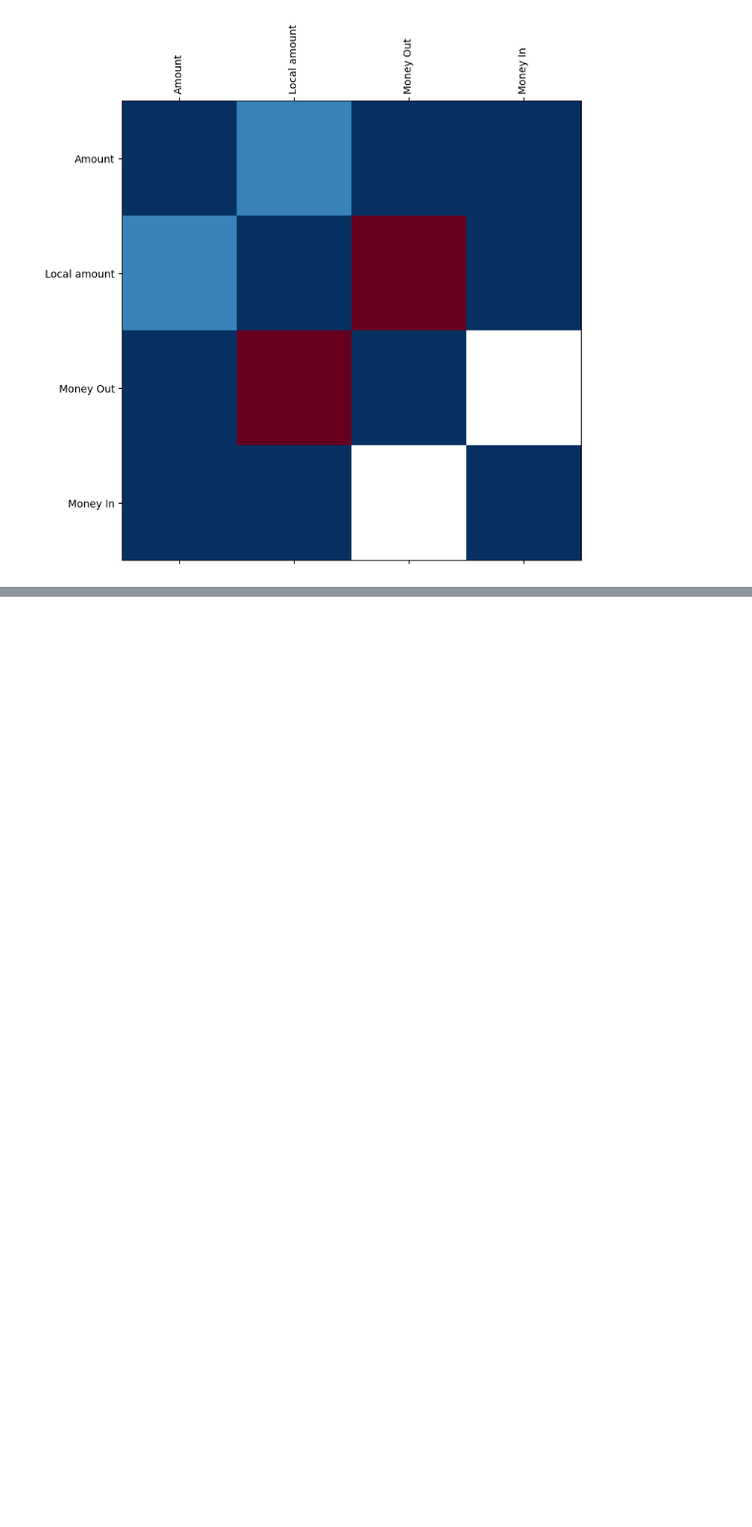
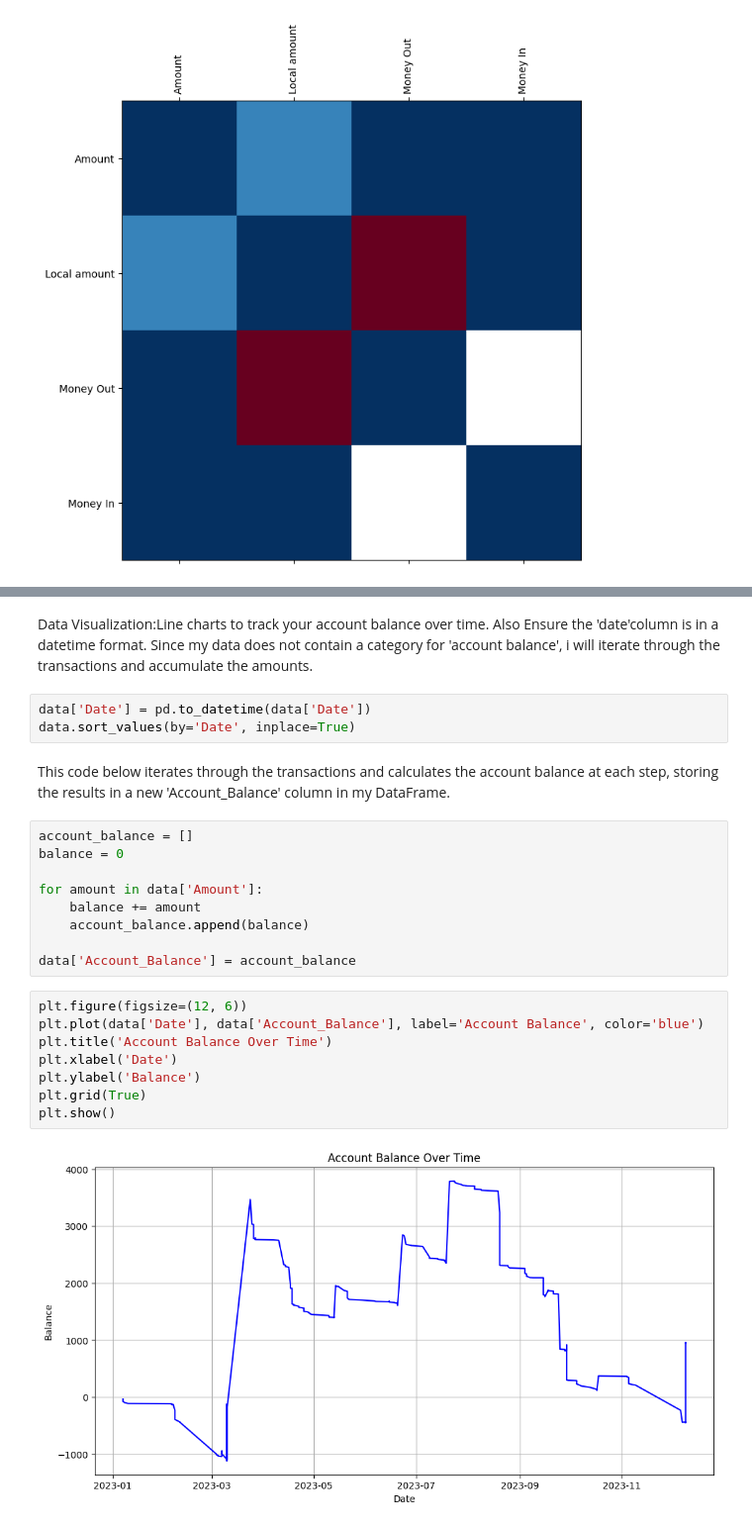
Before and after one commit to SoraBioDataSci/PortfolioDataSci, a Jupyter notebook: Project_Yearly_Expense_Analysis.ipynb, the cells around one changed output, grey strips where cells are left out. Shown at 99% size. Cells and saved outputs as stored; diff of their text form; blank space fills up the shorter version.

```diff
--- a/Project_Yearly_Expense_Analysis.ipynb
+++ b/Project_Yearly_Expense_Analysis.ipynb
@@ -131,0 +214,26 @@ plt.yticks(range(len(corr.columns)), corr.columns);
+# %% [markdown]
+Data Visualization:Line charts to track your account balance over time. Also Ensure the 'date'column is in a datetime format. Since my data does not contain a category for 'account balance', i will iterate through the transactions and accumulate the amounts.
+# %%
+data['Date'] = pd.to_datetime(data['Date'])
+data.sort_values(by='Date', inplace=True)
+# %% [markdown]
+This code below iterates through the transactions and calculates the account balance at each step, storing the results in a new 'Account_Balance' column in my DataFrame.
+# %%
+account_balance = []
+balance = 0
+
+for amount in data['Amount']:
+    balance += amount
+    account_balance.append(balance)
+
+data['Account_Balance'] = account_balance
+# %%
+plt.figure(figsize=(12, 6))
+plt.plot(data['Date'], data['Account_Balance'], label='Account Balance', color='blue')
+plt.title('Account Balance Over Time')
+plt.xlabel('Date')
+plt.ylabel('Balance')
+plt.grid(True)
+plt.show()
+# %% [output]
+[figure, added]
```
Also changed, not shown: parts of 33 cells of this notebook.
